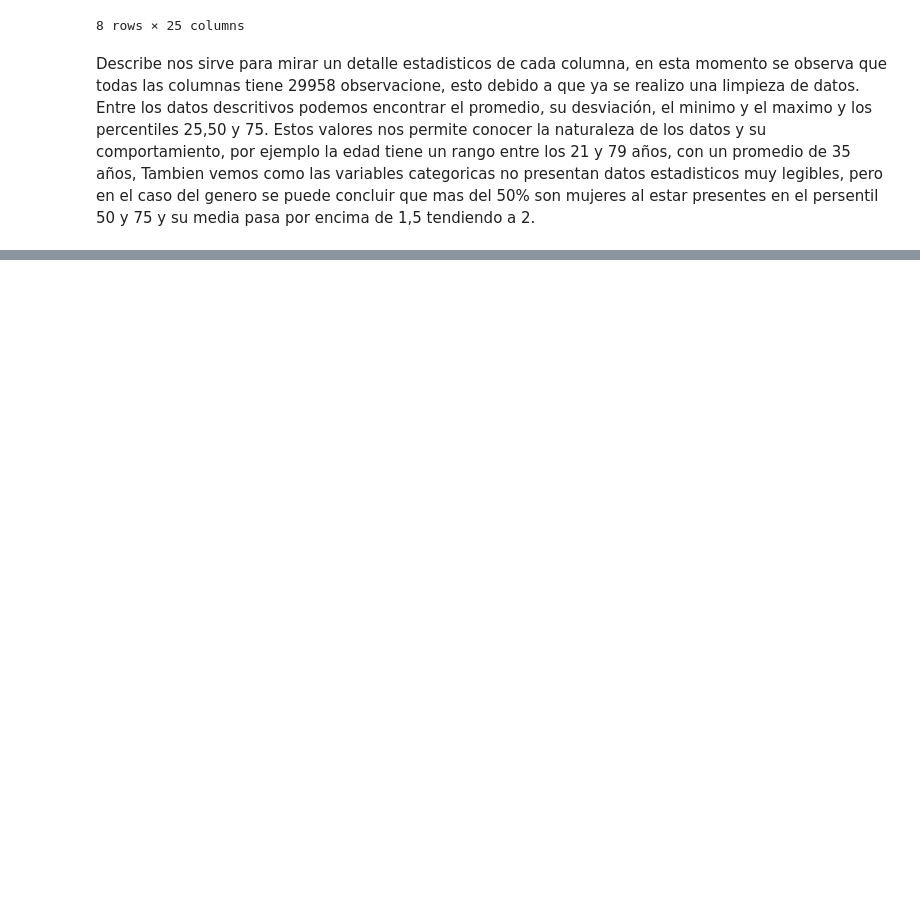
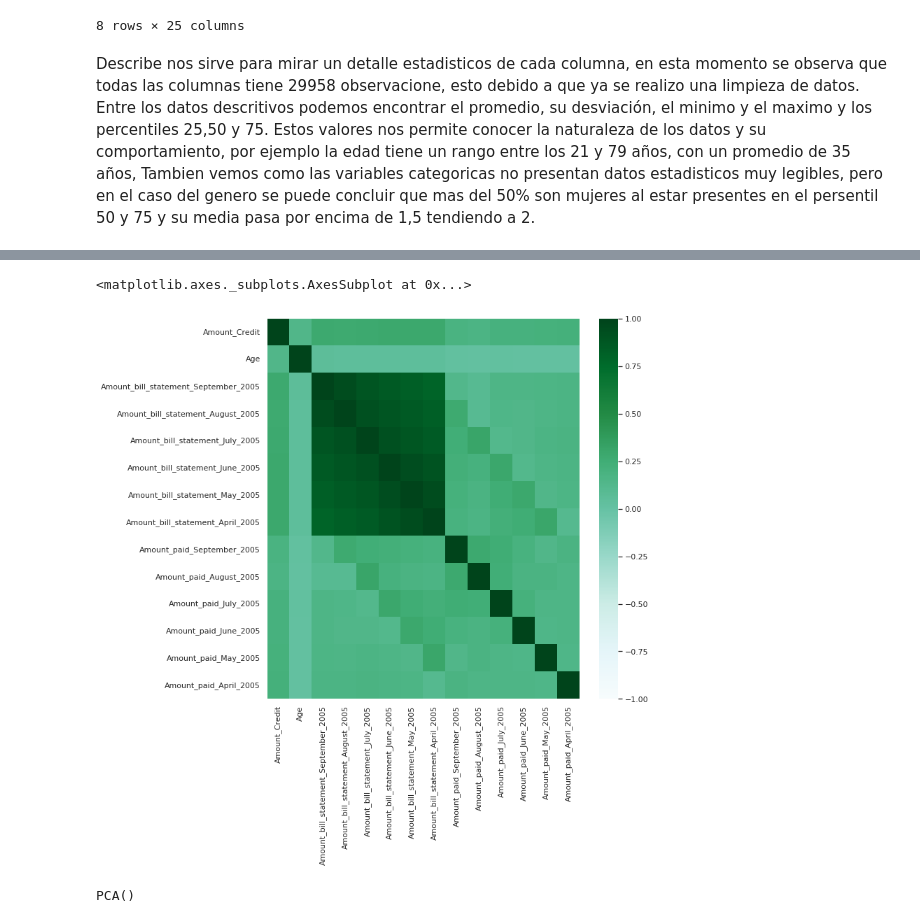
Before and after one commit to PosgradoMNA/actividades-de-aprendizaje-JersonDavidPerezContreras, a Jupyter notebook: Actividad_Semanal_6,_visualización.ipynb, the cells around one changed output, grey strips where cells are left out. Saved outputs shown, nothing was run; the diff lists cells and outputs as text; code cells hidden in the pictures; blank space fills up the shorter version.

```diff
--- a/Actividad_Semanal_6,_visualización.ipynb
+++ b/Actividad_Semanal_6,_visualización.ipynb
@@ -229,0 +233,29 @@ Estos valores nos permite conocer la naturaleza de los datos y su comportamiento
+# %%
+## 5. Realiza el conteo de las variables categóricas
+
+# al revisar las variabels se denotan que las primeras 9 variables son categoriacas,
+# las primeras para el genero, eduacion y estado civil, y las demas para el historial de pago
+# donde se establecen categorias del 1 al 8 segun el nivel de inpago
+
+# Variables para categorias
+
+variables_categoricas = [ 'Gender', 'Education', 'Marital_status', 'Repayment_status_September', 'Repayment_status_August',
+       'Repayment_status_July', 'Repayment_status_June', 'Repayment_status_May', 'Repayment_status_April']
+
+## Establecemos las demas varaibles
+
+variables_numericas = ['Amount_Credit', 'Age', 'Amount_bill_statement_September_2005',
+        'Amount_bill_statement_August_2005', 'Amount_bill_statement_July_2005', 'Amount_bill_statement_June_2005', 'Amount_bill_statement_May_2005',
+        'Amount_bill_statement_April_2005','Amount_paid_September_2005', 'Amount_paid_August_2005', 'Amount_paid_July_2005', 'Amount_paid_June_2005',
+        'Amount_paid_May_2005','Amount_paid_April_2005']
+# %%
+# 6 Escala los datos, si consideras necesario
+
+# para un mejor analicis es nesesario escalar la cantidad de pago que son valores siginificantes
+# para ello se utilizara la tecnica de  MinMaxScaler con valores del 0-1
+
+minMaxScaler = MinMaxScaler(feature_range=(0,1))
+df_tranform = minMaxScaler.fit_transform(df[variables_numericas])
+df_tranform = pd.DataFrame(df_tranform, columns=variables_numericas)
+df_tranform = pd.concat([df[variables_categoricas],df_tranform,df['y']], axis=1)
+df_tranform.head()
@@ -229,0 +270,22 @@ Estos valores nos permite conocer la naturaleza de los datos y su comportamiento
+# %%
+#7. Reduce las dimensiones con PCA, si consideras necesario.
+##  Indica la varianza de los datos explicada por cada componente seleccionado. Para actividades de exploración de los datos la varianza > 70%
+##  Indica la importancia de las variables en cada componente
+
+df_analisis = df_tranform[variables_numericas]  #Tomamos las variables numericas para realizar una reduccion
+
+
+sns.set(rc = {'figure.figsize':(10,10)})
+sns.heatmap(df_analisis.corr(),vmin = -1, vmax = 1, cmap = "BuGn") ## Revisemos la correlaciones entre las variables
+# %% [output]
+<matplotlib.axes._subplots.AxesSubplot at 0x...>
+[figure, added]
+# %%
+## Vemos que hay múltiples variables que están muy correlacionadas positivamente que nos da un inicio de variables que pueden generar duplicidad de la información
+
+## para obtener un data mas normalizada aplicamos las funcionalidades de la librería PCA y Scale de skarlearn
+
+pcs = PCA()
+pcs.fit(preprocessing.scale(df_analisis.dropna(axis=0)))
+# %% [output]
+PCA()
```
Also changed, not shown: parts of 14 cells of this notebook.
